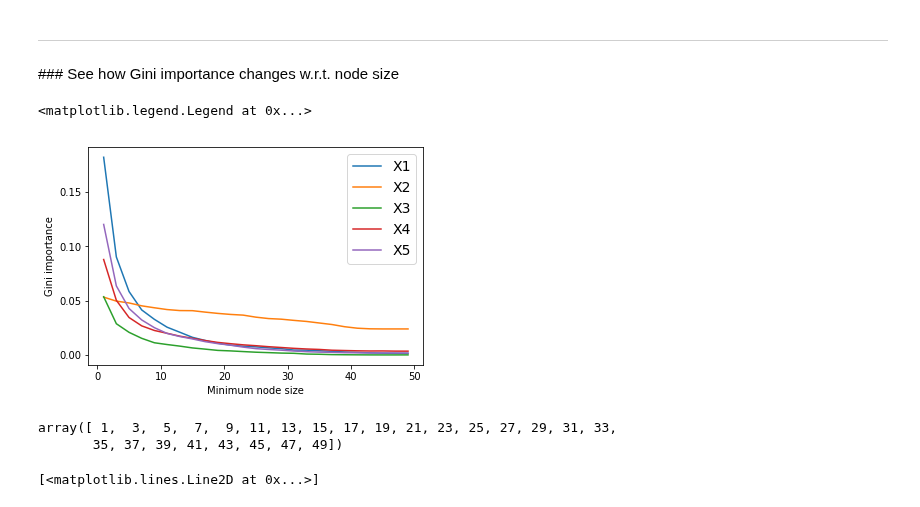
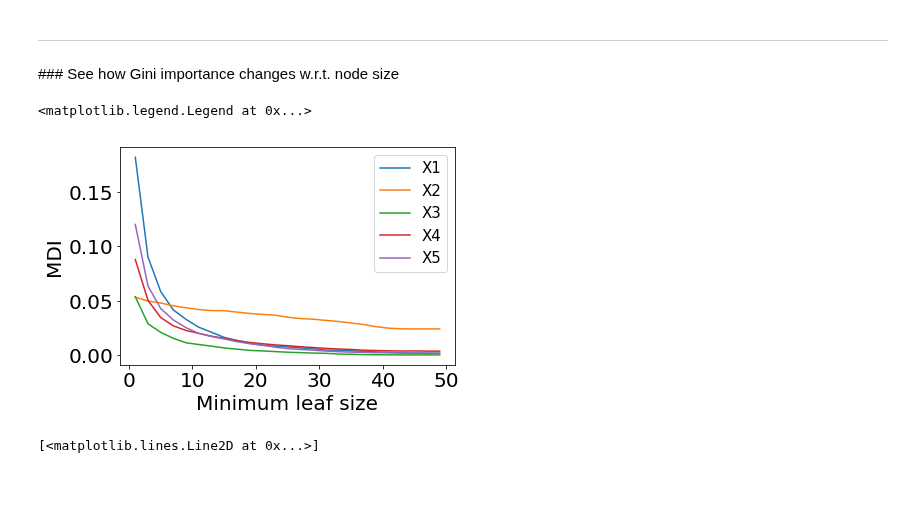
Before and after one commit to shifwang/paper-debiased-feature-importance, a Jupyter notebook: simulations/01_hyperparameter_effect_on_Gini.ipynb, the cells around one changed output. Drawn from its saved outputs; the diff is of its cells as text; code cells hidden in the pictures.

```diff
--- a/simulations/01_hyperparameter_effect_on_Gini.ipynb
+++ b/simulations/01_hyperparameter_effect_on_Gini.ipynb
@@ -50,18 +50,13 @@ for i, size in enumerate(node_size):
     accs[i] = accuracy_score(yy_pred, yy)
 # %%
 plt.plot(node_size, feature_imps.T)
-plt.rcParams.update({'font.size': 14})
-plt.xlabel('Minimum node size')
-plt.ylabel('Gini importance')
+plt.rcParams.update({'font.size': 15})
+plt.xlabel('Minimum leaf size')
+plt.ylabel('MDI')
 plt.legend(['X1', 'X2', 'X3', 'X4', 'X5'])
 # %% [output]
 <matplotlib.legend.Legend at 0x...>
-[figure, old version]
+[figure, new version]
-# %%
-node_size
-# %% [output]
-array([ 1,  3,  5,  7,  9, 11, 13, 15, 17, 19, 21, 23, 25, 27, 29, 31, 33,
-       35, 37, 39, 41, 43, 45, 47, 49])
 # %%
 plt.plot( (1. * node_size) ** -1, feature_imps.T[:, 4], '-*')
 # %% [output]
```
Also changed, not shown: parts of 1 cell of this notebook, 7 other files.
